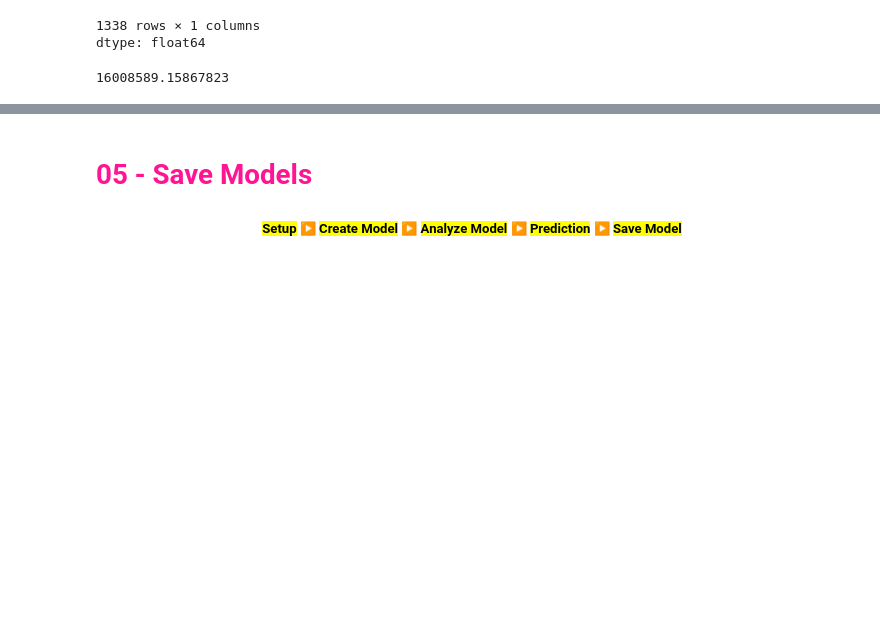
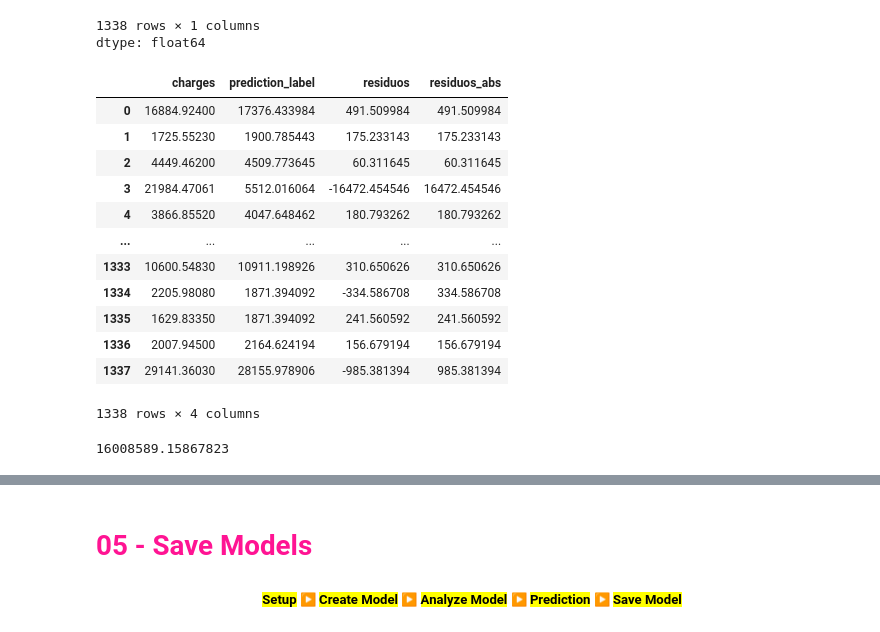
Before and after one commit to Viny2030/UMSA, a Jupyter notebook: bds_pycaret_002_02.ipynb, the cells around one changed output, grey strips where cells are left out. Cells and saved outputs as stored; diff of their text form; code cells hidden in the pictures; blank space fills up the shorter version.

```diff
--- a/bds_pycaret_002_02.ipynb
+++ b/bds_pycaret_002_02.ipynb
@@ -748,6 +748,24 @@ analisis.residuos.abs()
 1338 rows × 1 columns
 dtype: float64
 # %%
-analisis.residuos.abs().var()
+analisis['residuos_abs'] = analisis.residuos.abs()
-# %% [output]
-16008589.15867823
+# %%
+analisis
+# %% [output]
+|  | charges | prediction_label | residuos | residuos_abs |
+| 0 | 16884.92400 | 17376.433984 | 491.509984 | 491.509984 |
+| 1 | 1725.55230 | 1900.785443 | 175.233143 | 175.233143 |
+| 2 | 4449.46200 | 4509.773645 | 60.311645 | 60.311645 |
+| 3 | 21984.47061 | 5512.016064 | -16472.454546 | 16472.454546 |
+| 4 | 3866.85520 | 4047.648462 | 180.793262 | 180.793262 |
+| ... | ... | ... | ... | ... |
+| 1333 | 10600.54830 | 10911.198926 | 310.650626 | 310.650626 |
+| 1334 | 2205.98080 | 1871.394092 | -334.586708 | 334.586708 |
+| 1335 | 1629.83350 | 1871.394092 | 241.560592 | 241.560592 |
+| 1336 | 2007.94500 | 2164.624194 | 156.679194 | 156.679194 |
+| 1337 | 29141.36030 | 28155.978906 | -985.381394 | 985.381394 |
+1338 rows × 4 columns
+# %%
+analisis.residuos_abs.var()
+# %% [output]
+16008589.15867823
```
Also changed, not shown: parts of 6 cells of this notebook.
